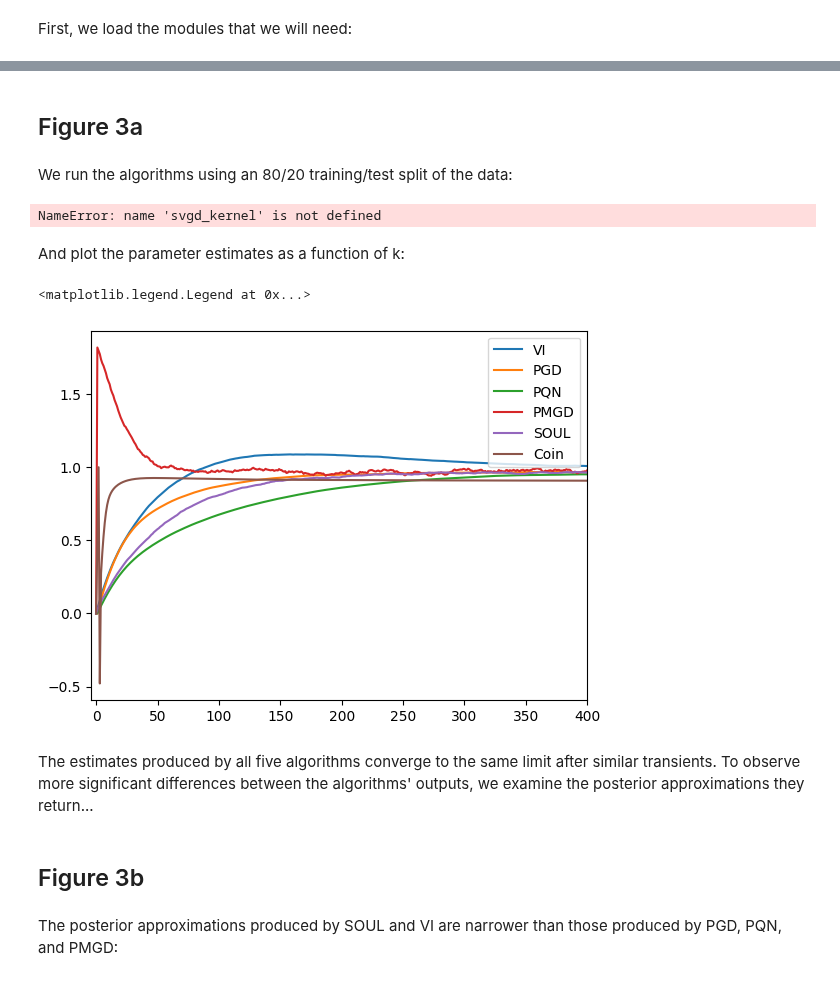
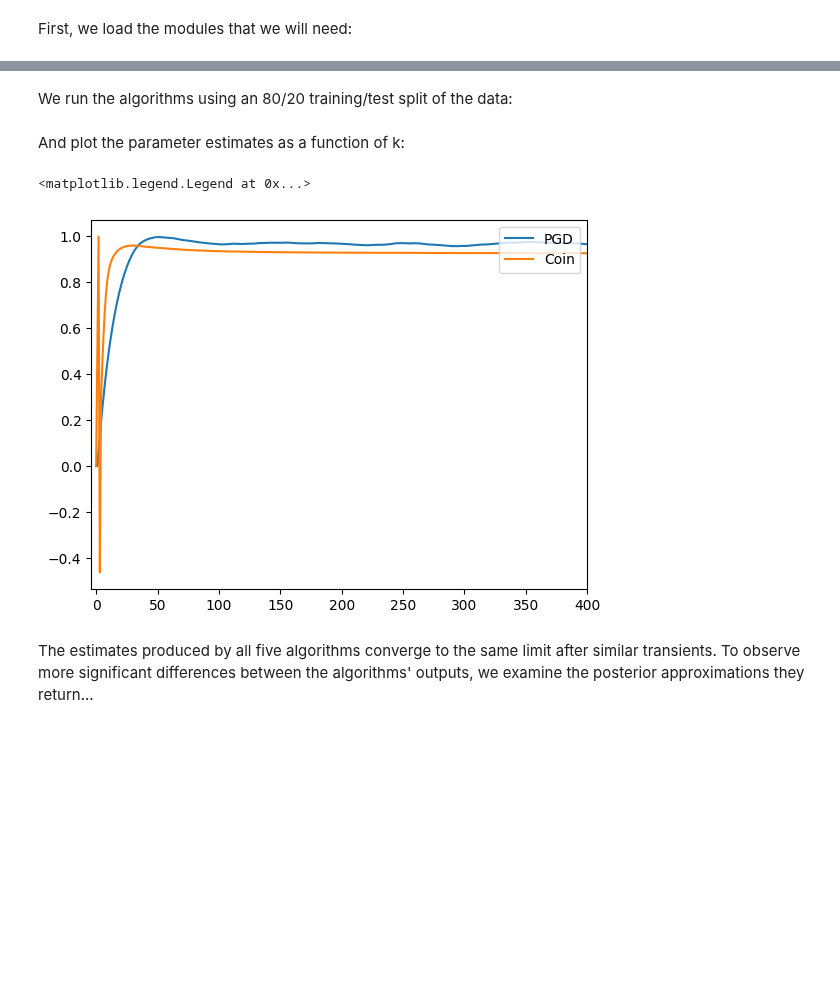
Before and after one commit to chris-nemeth/CoinEM, a Jupyter notebook: bayesian_logistic_regression_autodiff.ipynb, the cells around one changed output, grey strips where cells are left out. Drawn from its saved outputs; the diff is of its cells as text; code cells hidden in the pictures; blank space fills up the shorter version.

```diff
--- a/bayesian_logistic_regression_autodiff.ipynb
+++ b/bayesian_logistic_regression_autodiff.ipynb
@@ -471,12 +78,14 @@ def soul(l, f, h, K, N, th, X):
-# %% [markdown]
-## Figure 3a
 # %% [markdown]
 We run the algorithms using an 80/20 training/test split of the data:
 # %%
+from coinem.zoo import coinEM, pgd
+
 # Split data into 80/20 training and testing sets:
 from sklearn.model_selection import train_test_split
 ftrain, ftest, ltrain, ltest = train_test_split(features, labels, test_size=0.2,
                                                 random_state=0)
+
+likelihood = LogisticRegression(X=ftrain, y=ltrain)
 
 # Set approximation parameters:
 h = 1e-2 # Step-size.
@@ -485,8 +94,12 @@ N = 100  # Number of particles.
 D = features[0, :].size  # Dimension of latent space.
 
 # Initialize parameter estimates and particle cloud, all at zero:
-th0 = np.array([[0]])  # Parameter estimate.
-X0 = np.random.randn(D, N)  # Particle cloud.
+
+
+import jax.random as jr
+th0 = jnp.array([[0.0]])  # Parameter estimate.
+key = jr.PRNGKey(42)
+X0 = jr.normal(key, (N, D))  # Particle cloud.
 
 # Run algorithms:
 # th_vi, X_vi, m_vi, s_vi = vi(ltrain, ftrain, h, K, N, th0, X0)
@@ -494,28 +107,17 @@ X0 = np.random.randn(D, N)  # Particle cloud.
 # th_pqn, X_pqn = pqn(ltrain, ftrain, h, K, N, th0, X0)
 # th_pmgd, X_pmgd = pmgd(ltrain, ftrain, h, K, N, th0, X0)
 # th_soul, X_soul = soul(ltrain, ftrain, h, K, N, th0, X0)
-th_coin, X_coin = coin(ltrain, ftrain, K, N, th0, X0)
-
-th_coin
+X_coin, th_coin = coinEM(likelihood, X0, th0, K)
+X_pgd, th_pgd = pgd(likelihood, X0, th0, K, step_size=h)
-# %% [output]
-NameError: name 'svgd_kernel' is not defined
 # %% [markdown]
 And plot the parameter estimates as a function of k:
 # %%
-plt.plot(th_vi, label='VI')
-plt.plot(th_pgd, label='PGD')
+plt.plot(th_pgd.squeeze(), label='PGD')
 plt.xlim([-K/100, K])
-plt.plot(th_pqn, label='PQN')
-plt.plot(th_pmgd, label='PMGD')
-plt.plot(th_soul, label='SOUL')
-plt.plot(th_coin, label='Coin')
+plt.plot(th_coin.squeeze(), label='Coin')
 plt.legend(loc='upper right')
 # %% [output]
 <matplotlib.legend.Legend at 0x...>
-[figure, old version]
+[figure, new version]
 # %% [markdown]
 The estimates produced by all five algorithms converge to the same limit after similar transients. To observe more significant differences between the algorithms' outputs, we examine the posterior approximations they return...
-# %% [markdown]
-## Figure 3b
-# %% [markdown]
-The posterior approximations produced by SOUL and VI are narrower than those produced by PGD, PQN, and PMGD:
```
Also changed, not shown: parts of 33 cells of this notebook.
